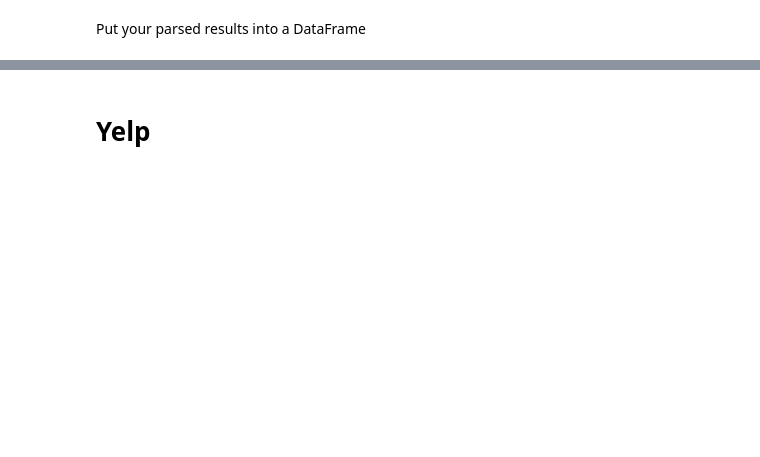
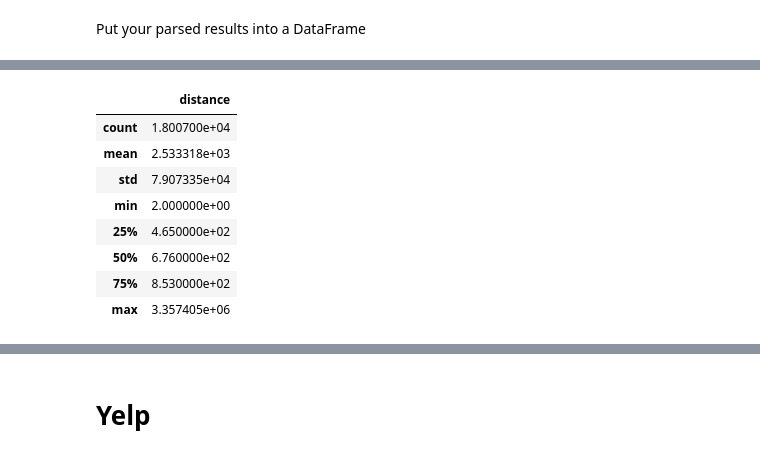
Before and after one commit to jtwleung/Project-Statistical-Modelling-with-Python, a Jupyter notebook: notebooks/yelp_foursquare_EDA.ipynb, the cells around one changed output, grey strips where cells are left out. Saved outputs shown, nothing was run; the diff lists cells and outputs as text; code cells hidden in the pictures; blank space fills up the shorter version.

```diff
--- a/notebooks/yelp_foursquare_EDA.ipynb
+++ b/notebooks/yelp_foursquare_EDA.ipynb
@@ -244,0 +218,12 @@ rolling_df.to_csv('../data/fsq_vancouver.csv', index=False)  # Saved on 2023-10-
+# %%
+fsq_df.describe()
+# %% [output]
+|  | distance |
+| count | 1.800700e+04 |
+| mean | 2.533318e+03 |
+| std | 7.907335e+04 |
+| min | 2.000000e+00 |
+| 25% | 4.650000e+02 |
+| 50% | 6.760000e+02 |
+| 75% | 8.530000e+02 |
+| max | 3.357405e+06 |
```
Also changed, not shown: parts of 35 cells of this notebook.
